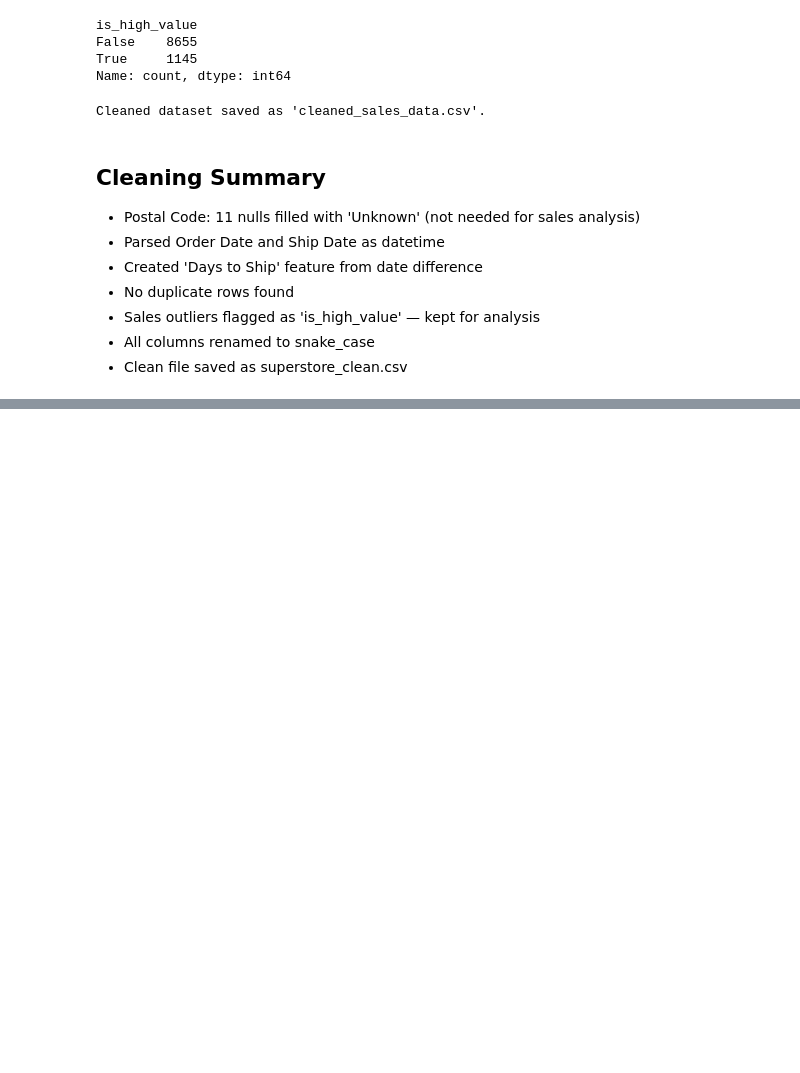
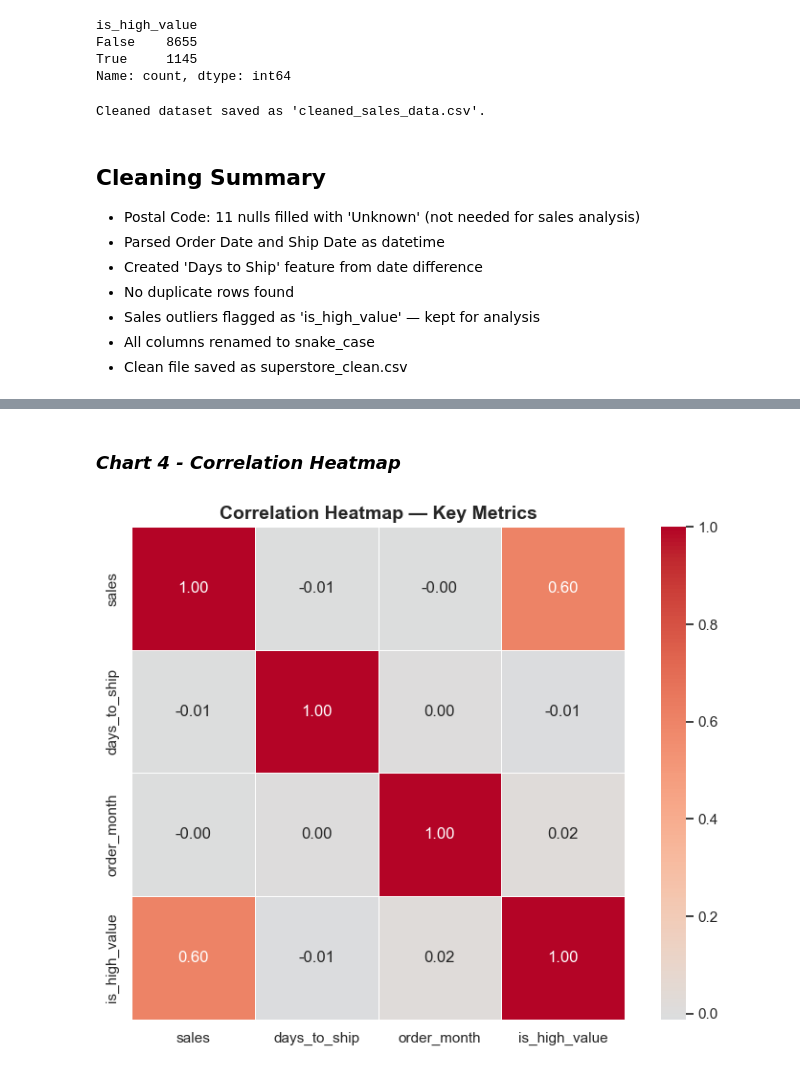
Before and after one commit to ahtisham34-tech/Data-Analyst-Portfolio, a Jupyter notebook: eda.ipynb, the cells around one changed output, grey strips where cells are left out. Saved outputs shown, nothing was run; the diff lists cells and outputs as text; code cells hidden in the pictures; blank space fills up the shorter version.

```diff
--- a/eda.ipynb
+++ b/eda.ipynb
@@ -233,0 +358,24 @@ Cleaned dataset saved as 'cleaned_sales_data.csv'.
+# %% [markdown]
+### *Chart 4 - Correlation Heatmap*
+# %%
+# Engineer useful numeric column from existing data.
+df['order_month'] = df['order_date'].dt.month
+df['order_year'] = df['order_date'].dt.year
+
+# Now build correlation on what we have.
+cols = ['sales', 'days_to_ship', 'order_month', 'is_high_value']
+
+# is_high_value is a boolean column, convert it in to (0 and 1) for correlation.
+df['is_high_value'] = df['is_high_value'].astype(int)
+
+corr = df[cols].corr()
+
+fig, ax = plt.subplots(figsize=(8, 6))
+sns.heatmap(corr, annot=True, fmt='.2f', cmap='coolwarm',
+            center=0, square=True, ax = ax , linewidths=0.5)
+ax.set_title('Correlation Heatmap — Key Metrics', fontsize=14, fontweight='bold')
+plt.tight_layout()
+plt.savefig('chart4_correlation_heatmap.png', dpi=150)
+plt.show()
+# %% [output]
+[figure, added]
```
Also changed, not shown: parts of 15 cells of this notebook, 4 other files.
